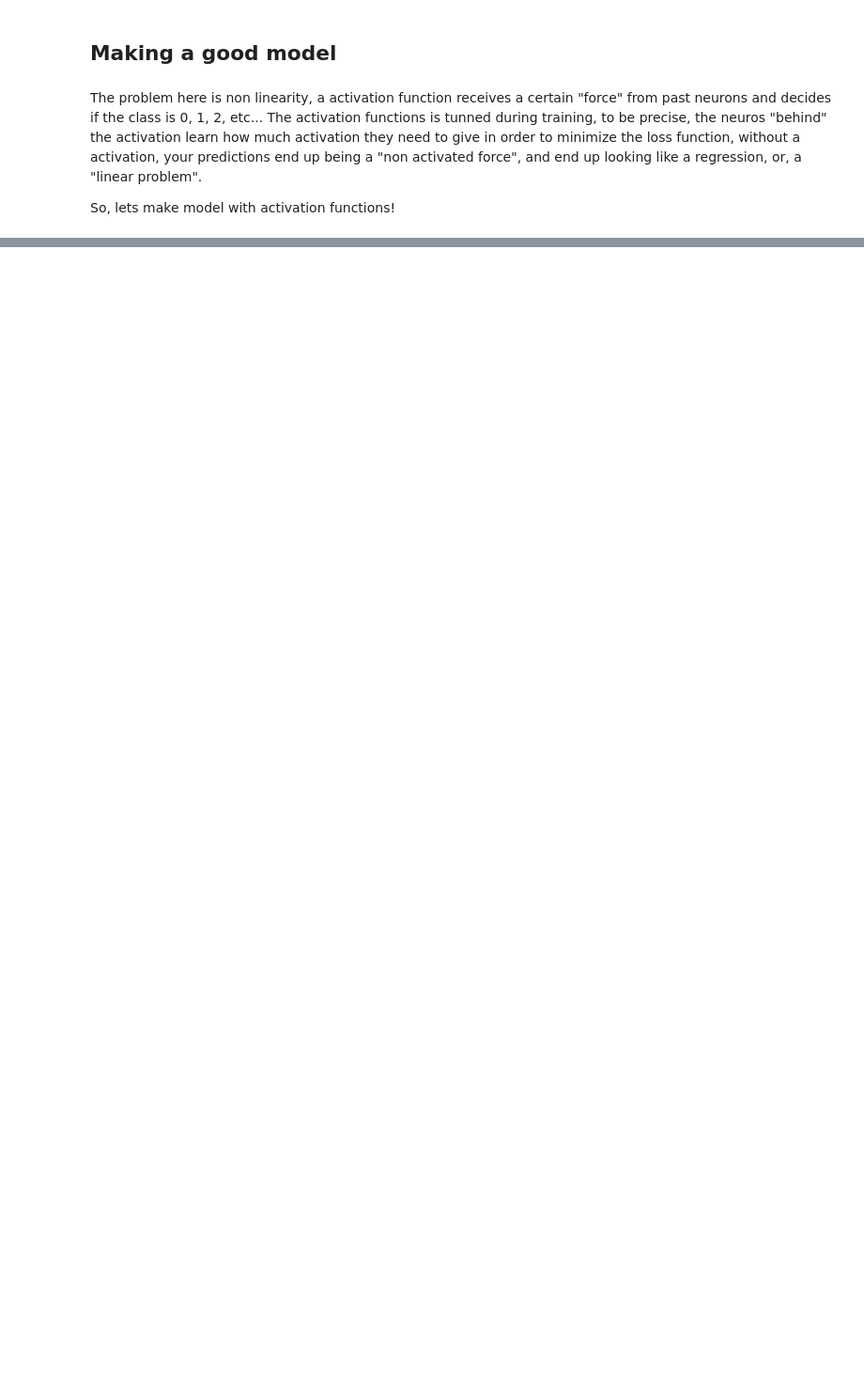
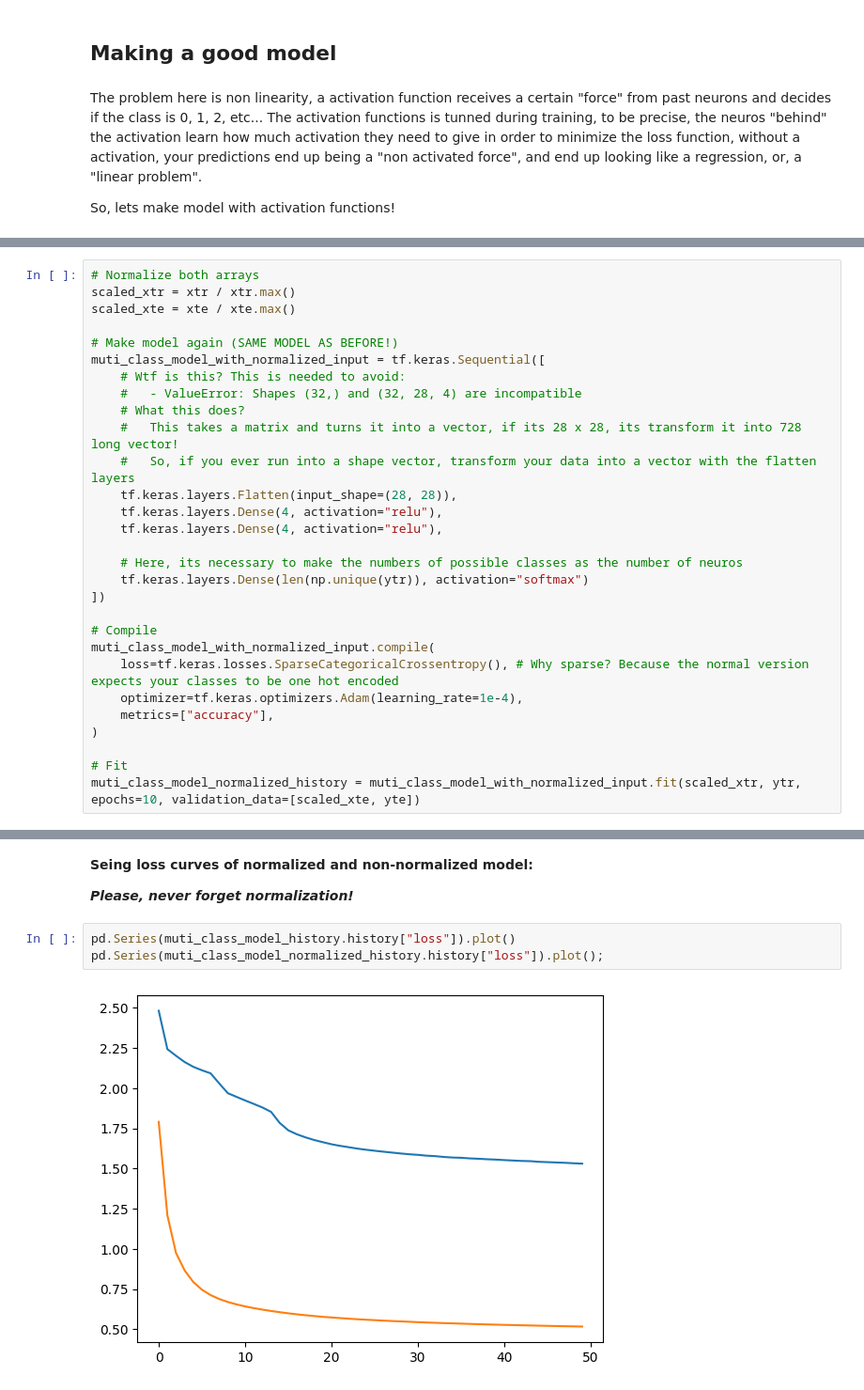
Before and after one commit to PedroCtba/tensorflow-certification-course, a Jupyter notebook: notebooks/02_Classification.ipynb, the cells around one changed output, grey strips where cells are left out. Shown at 94% size. Cells and saved outputs as stored; diff of their text form; blank space fills up the shorter version.

```diff
--- a/notebooks/02_Classification.ipynb
+++ b/notebooks/02_Classification.ipynb
@@ -374,0 +325,29 @@ plt.plot(d);
+# %%
+# Normalize both arrays
+scaled_xtr = xtr / xtr.max()
+scaled_xte = xte / xte.max()
+
+# Make model again (SAME MODEL AS BEFORE!)
+muti_class_model_with_normalized_input = tf.keras.Sequential([
+    # Wtf is this? This is needed to avoid:
+    #   - ValueError: Shapes (32,) and (32, 28, 4) are incompatible
+    # What this does?
+    #   This takes a matrix and turns it into a vector, if its 28 x 28, its transform it into 728 long vector!
+    #   So, if you ever run into a shape vector, transform your data into a vector with the flatten layers
+    tf.keras.layers.Flatten(input_shape=(28, 28)),
+    tf.keras.layers.Dense(4, activation="relu"),
+    tf.keras.layers.Dense(4, activation="relu"),
+
+    # Here, its necessary to make the numbers of possible classes as the number of neuros
+    tf.keras.layers.Dense(len(np.unique(ytr)), activation="softmax")
+])
+
+# Compile
+muti_class_model_with_normalized_input.compile(
+    loss=tf.keras.losses.SparseCategoricalCrossentropy(), # Why sparse? Because the normal version expects your classes to be one hot encoded
+    optimizer=tf.keras.optimizers.Adam(learning_rate=1e-4),
+    metrics=["accuracy"],
+)
+
+# Fit
+muti_class_model_normalized_history = muti_class_model_with_normalized_input.fit(scaled_xtr, ytr, epochs=10, validation_data=[scaled_xte, yte])
@@ -374,0 +377,9 @@ plt.plot(d);
+# %% [markdown]
+**Seing loss curves of normalized and non-normalized model:**
+
+***Please, never forget normalization!***
+# %%
+pd.Series(muti_class_model_history.history["loss"]).plot()
+pd.Series(muti_class_model_normalized_history.history["loss"]).plot();
+# %% [output]
+[figure, added]
```
Also changed, not shown: parts of 83 cells of this notebook.
